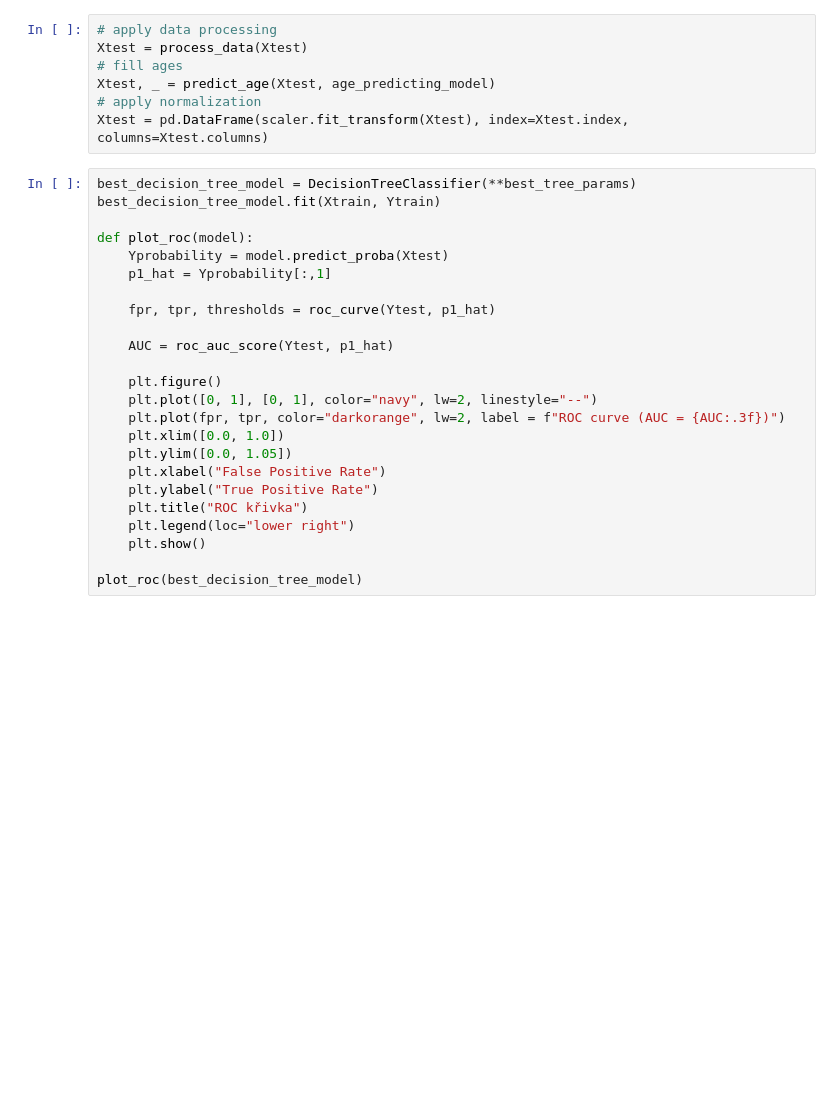
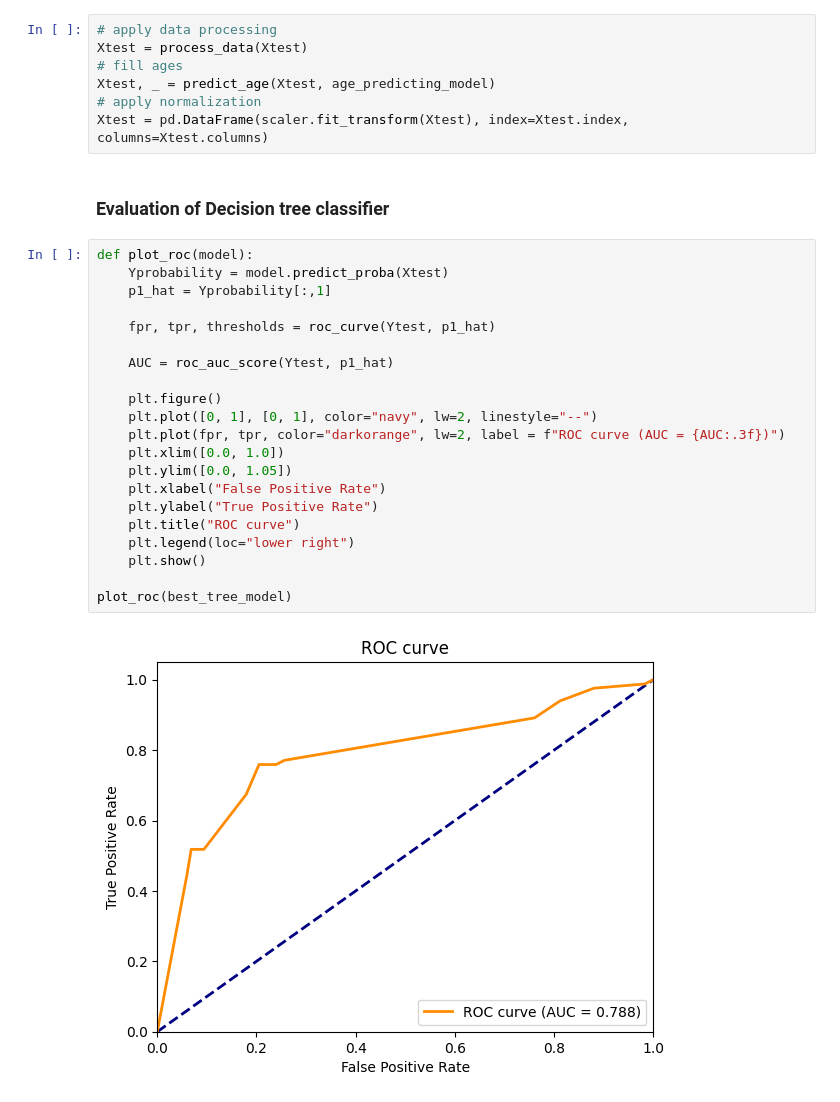
Before and after one commit to rikivols/machine_learning_exercises, a Jupyter notebook: 01/homework_01.ipynb, the cells around one changed output. Saved outputs shown, nothing was run; the diff lists cells and outputs as text; blank space fills up the shorter version.

```diff
--- a/01/homework_01.ipynb
+++ b/01/homework_01.ipynb
@@ -580,28 +598,29 @@ Xtest = process_data(Xtest)
 Xtest, _ = predict_age(Xtest, age_predicting_model)
 # apply normalization
 Xtest = pd.DataFrame(scaler.fit_transform(Xtest), index=Xtest.index, columns=Xtest.columns)
+# %% [markdown]
+<h3>Evaluation of Decision tree classifier</h3>
 # %%
-best_decision_tree_model = DecisionTreeClassifier(**best_tree_params)
-best_decision_tree_model.fit(Xtrain, Ytrain)
-
 def plot_roc(model):
     Yprobability = model.predict_proba(Xtest)
     p1_hat = Yprobability[:,1]
 
     fpr, tpr, thresholds = roc_curve(Ytest, p1_hat)
 
     AUC = roc_auc_score(Ytest, p1_hat)
 
     plt.figure()
     plt.plot([0, 1], [0, 1], color="navy", lw=2, linestyle="--")
     plt.plot(fpr, tpr, color="darkorange", lw=2, label = f"ROC curve (AUC = {AUC:.3f})")
     plt.xlim([0.0, 1.0])
     plt.ylim([0.0, 1.05])
     plt.xlabel("False Positive Rate")
     plt.ylabel("True Positive Rate")
-    plt.title("ROC křivka")
+    plt.title("ROC curve")
     plt.legend(loc="lower right")
     plt.show()
 
-plot_roc(best_decision_tree_model)
+plot_roc(best_tree_model)
+# %% [output]
+[figure, added]
 # %%
```
Also changed, not shown: parts of 22 cells of this notebook, 1 other file.
